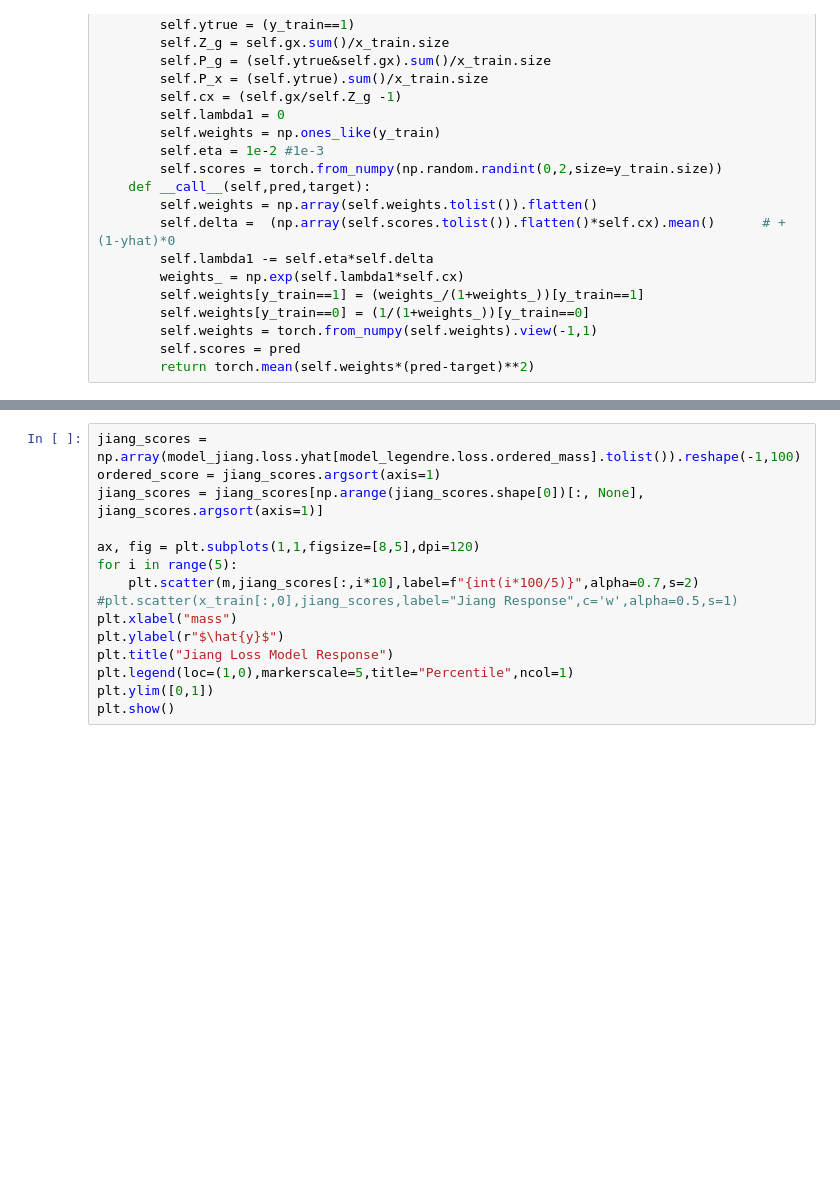
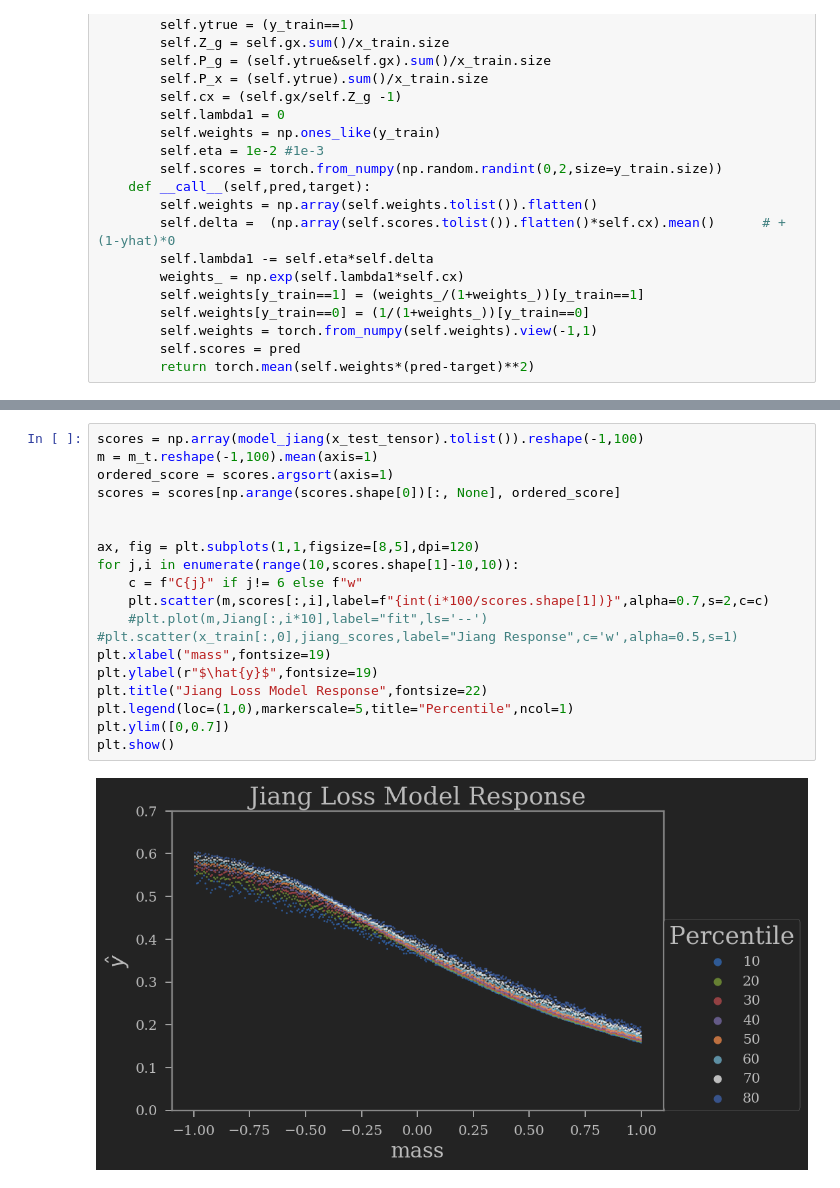
Before and after one commit to weissercn/UnbiasedML, a Jupyter notebook: UnbiasedML/LegendreToyUncorrVar.ipynb, the cells around one changed output, grey strips where cells are left out. Drawn from its saved outputs; the diff is of its cells as text; blank space fills up the shorter version.

```diff
--- a/UnbiasedML/LegendreToyUncorrVar.ipynb
+++ b/UnbiasedML/LegendreToyUncorrVar.ipynb
@@ -277,15 +332,21 @@ model_jiang.fit(x_train_tensor,y_train_tensor,n_epochs=1400,metrics=[metrics_tra
 # %%
-jiang_scores = np.array(model_jiang.loss.yhat[model_legendre.loss.ordered_mass].tolist()).reshape(-1,100)
-ordered_score = jiang_scores.argsort(axis=1)
-jiang_scores = jiang_scores[np.arange(jiang_scores.shape[0])[:, None], jiang_scores.argsort(axis=1)]
+scores = np.array(model_jiang(x_test_tensor).tolist()).reshape(-1,100)
+m = m_t.reshape(-1,100).mean(axis=1)
+ordered_score = scores.argsort(axis=1)
+scores = scores[np.arange(scores.shape[0])[:, None], ordered_score]
+
 
 ax, fig = plt.subplots(1,1,figsize=[8,5],dpi=120)
-for i in range(5):
-    plt.scatter(m,jiang_scores[:,i*10],label=f"{int(i*100/5)}",alpha=0.7,s=2)
+for j,i in enumerate(range(10,scores.shape[1]-10,10)):
+    c = f"C{j}" if j!= 6 else f"w"
+    plt.scatter(m,scores[:,i],label=f"{int(i*100/scores.shape[1])}",alpha=0.7,s=2,c=c)
+    #plt.plot(m,Jiang[:,i*10],label="fit",ls='--')
 #plt.scatter(x_train[:,0],jiang_scores,label="Jiang Response",c='w',alpha=0.5,s=1)
-plt.xlabel("mass")
-plt.ylabel(r"$\hat{y}$")
-plt.title("Jiang Loss Model Response")
+plt.xlabel("mass",fontsize=19)
+plt.ylabel(r"$\hat{y}$",fontsize=19)
+plt.title("Jiang Loss Model Response",fontsize=22)
 plt.legend(loc=(1,0),markerscale=5,title="Percentile",ncol=1)
-plt.ylim([0,1])
+plt.ylim([0,0.7])
 plt.show()
+# %% [output]
+[figure, added]
```
Also changed, not shown: parts of 10 cells of this notebook.
